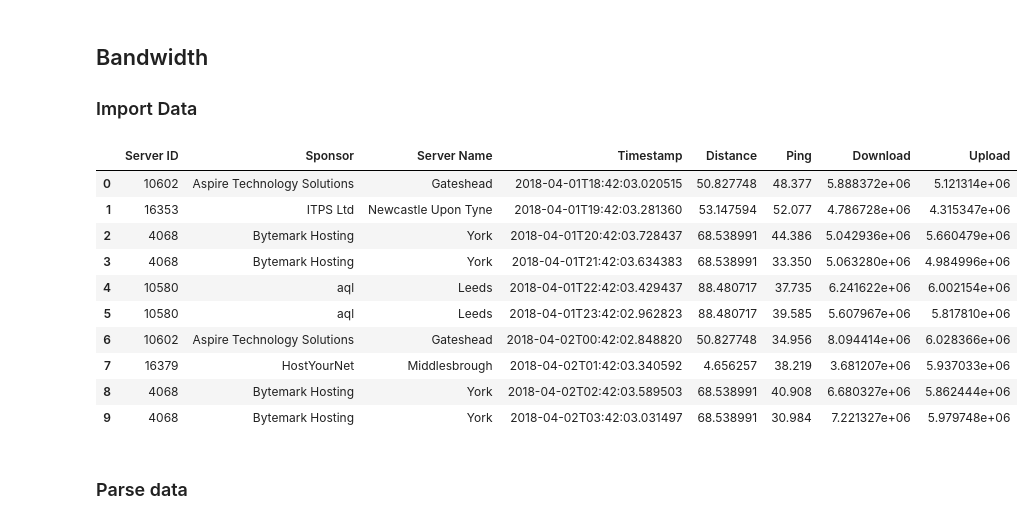
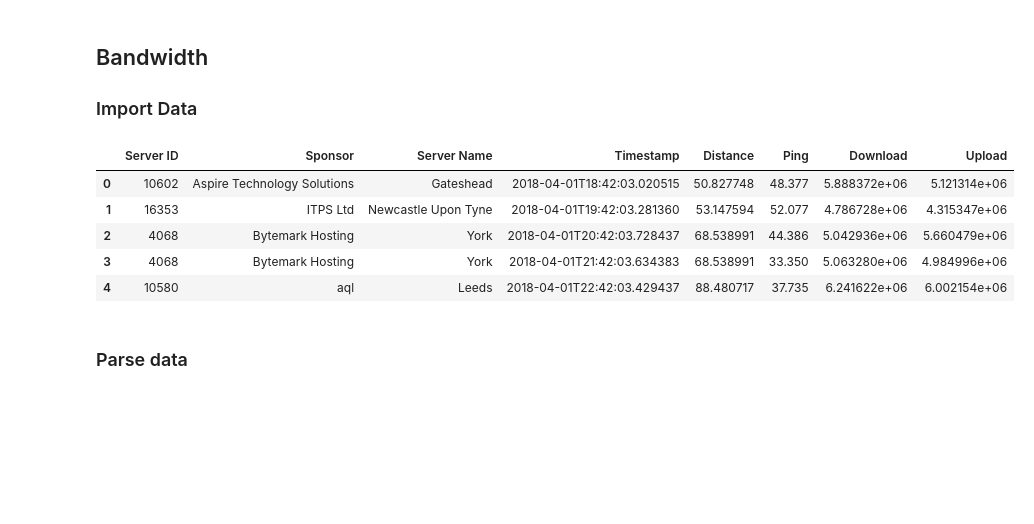
Before and after one commit to amadeuspzs/broadband-monitor, a Jupyter notebook: Analysis.ipynb, the cells around one changed output. Drawn from its saved outputs; the diff is of its cells as text; code cells hidden in the pictures; blank space fills up the shorter version.

```diff
--- a/Analysis.ipynb
+++ b/Analysis.ipynb
@@ -12,19 +12,14 @@ import pandas as pd, matplotlib.pyplot as plt, mpld3
 ### Import Data
 # %%
 bandwidth=pd.read_csv('speedtest.csv')
-bandwidth.head(10)
+bandwidth.head(5)
 # %% [output]
 |  | Server ID | Sponsor | Server Name | Timestamp | Distance | Ping | Download | Upload |
 | 0 | 10602 | Aspire Technology Solutions | Gateshead | 2018-04-01T18:42:03.020515 | 50.827748 | 48.377 | 5.888372e+06 | 5.121314e+06 |
 | 1 | 16353 | ITPS Ltd | Newcastle Upon Tyne | 2018-04-01T19:42:03.281360 | 53.147594 | 52.077 | 4.786728e+06 | 4.315347e+06 |
 | 2 | 4068 | Bytemark Hosting | York | 2018-04-01T20:42:03.728437 | 68.538991 | 44.386 | 5.042936e+06 | 5.660479e+06 |
 | 3 | 4068 | Bytemark Hosting | York | 2018-04-01T21:42:03.634383 | 68.538991 | 33.350 | 5.063280e+06 | 4.984996e+06 |
 | 4 | 10580 | aql | Leeds | 2018-04-01T22:42:03.429437 | 88.480717 | 37.735 | 6.241622e+06 | 6.002154e+06 |
-| 5 | 10580 | aql | Leeds | 2018-04-01T23:42:02.962823 | 88.480717 | 39.585 | 5.607967e+06 | 5.817810e+06 |
-| 6 | 10602 | Aspire Technology Solutions | Gateshead | 2018-04-02T00:42:02.848820 | 50.827748 | 34.956 | 8.094414e+06 | 6.028366e+06 |
-| 7 | 16379 | HostYourNet | Middlesbrough | 2018-04-02T01:42:03.340592 | 4.656257 | 38.219 | 3.681207e+06 | 5.937033e+06 |
-| 8 | 4068 | Bytemark Hosting | York | 2018-04-02T02:42:03.589503 | 68.538991 | 40.908 | 6.680327e+06 | 5.862444e+06 |
-| 9 | 4068 | Bytemark Hosting | York | 2018-04-02T03:42:03.031497 | 68.538991 | 30.984 | 7.221327e+06 | 5.979748e+06 |
 # %% [markdown]
 ### Parse data
 # %% [markdown]
```
Also changed, not shown: parts of 8 cells of this notebook, 2 other files.
